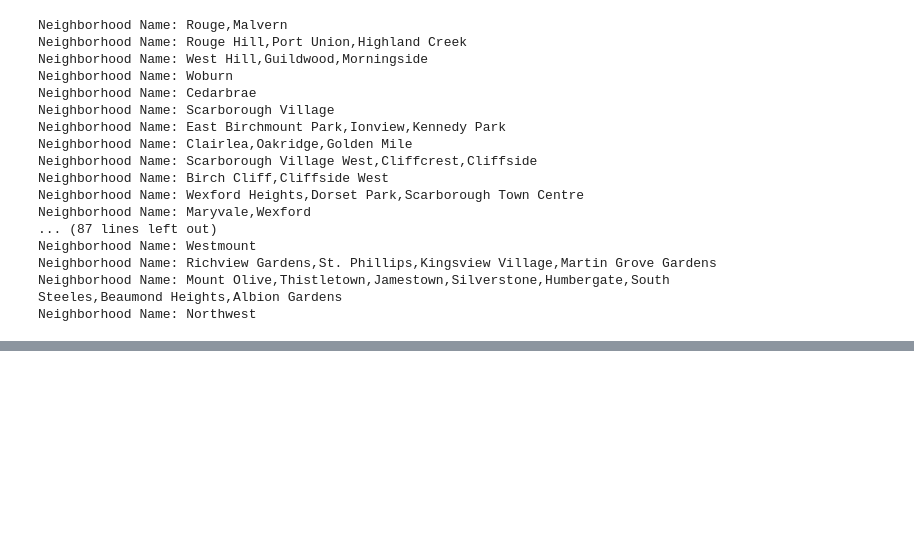
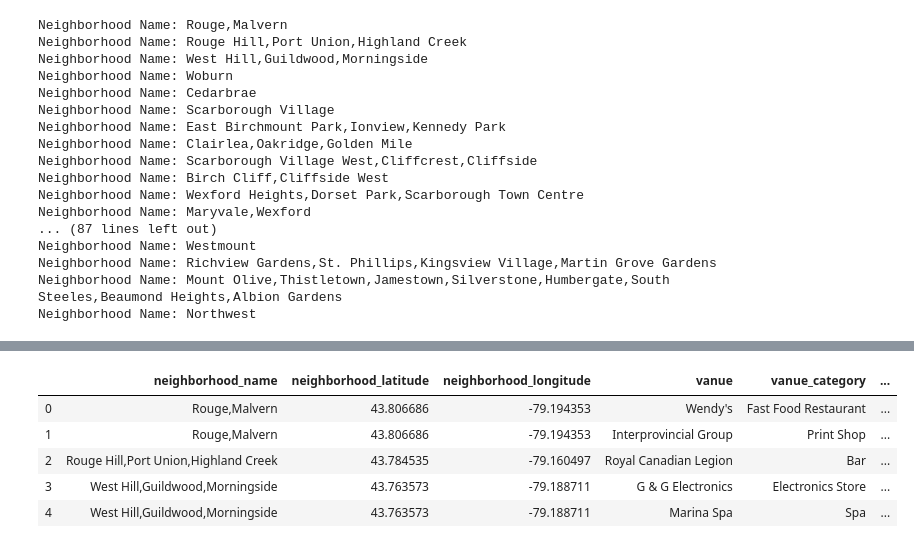
Before and after one commit to recervictory/Coursera_Capstone, a Jupyter notebook: Neighborhoods in Toronto.ipynb, the cells around one changed output, grey strips where cells are left out. Cells and saved outputs as stored; diff of their text form; code cells hidden in the pictures; blank space fills up the shorter version.

```diff
--- a/Neighborhoods in Toronto.ipynb
+++ b/Neighborhoods in Toronto.ipynb
@@ -253,0 +245,10 @@ df.head()
+# %%
+df = df[['neighborhood_name','neighborhood_latitude', 'neighborhood_longitude','vanue', 'vanue_category', 'venue_latitude', 'venue_longitude']]
+df.head()
+# %% [output]
+|  | neighborhood_name | neighborhood_latitude | neighborhood_longitude | vanue | vanue_category | ... |
+| 0 | Rouge,Malvern | 43.806686 | -79.194353 | Wendy's | Fast Food Restaurant | ... |
+| 1 | Rouge,Malvern | 43.806686 | -79.194353 | Interprovincial Group | Print Shop | ... |
+| 2 | Rouge Hill,Port Union,Highland Creek | 43.784535 | -79.160497 | Royal Canadian Legion | Bar | ... |
+| 3 | West Hill,Guildwood,Morningside | 43.763573 | -79.188711 | G & G Electronics | Electronics Store | ... |
+| 4 | West Hill,Guildwood,Morningside | 43.763573 | -79.188711 | Marina Spa | Spa | ... |
```
Also changed, not shown: parts of 2 cells of this notebook, 1 other file.
